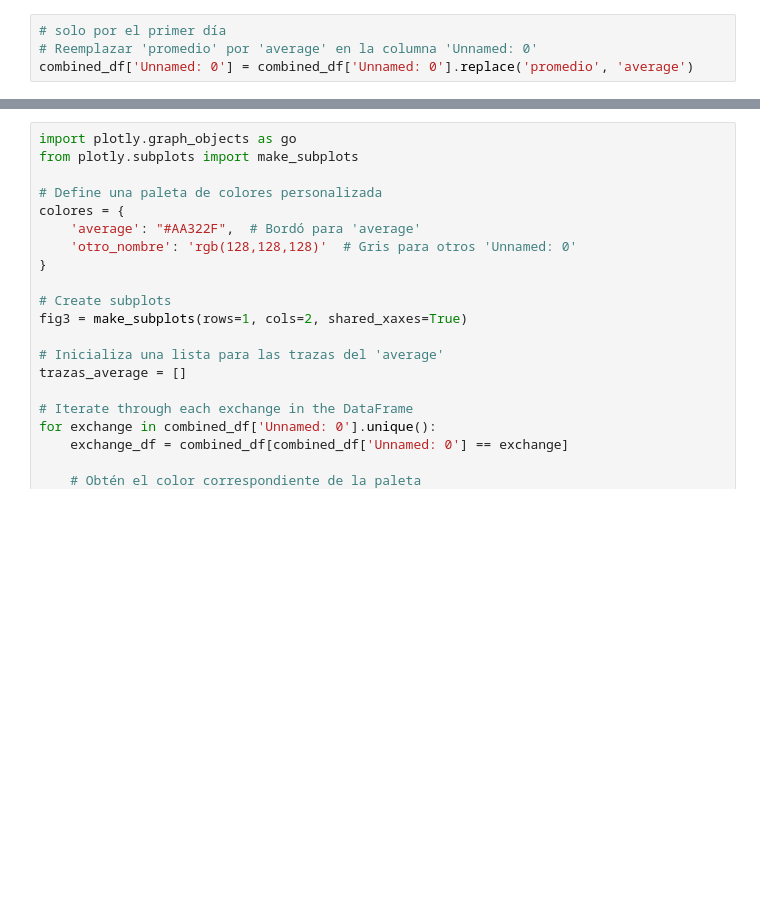
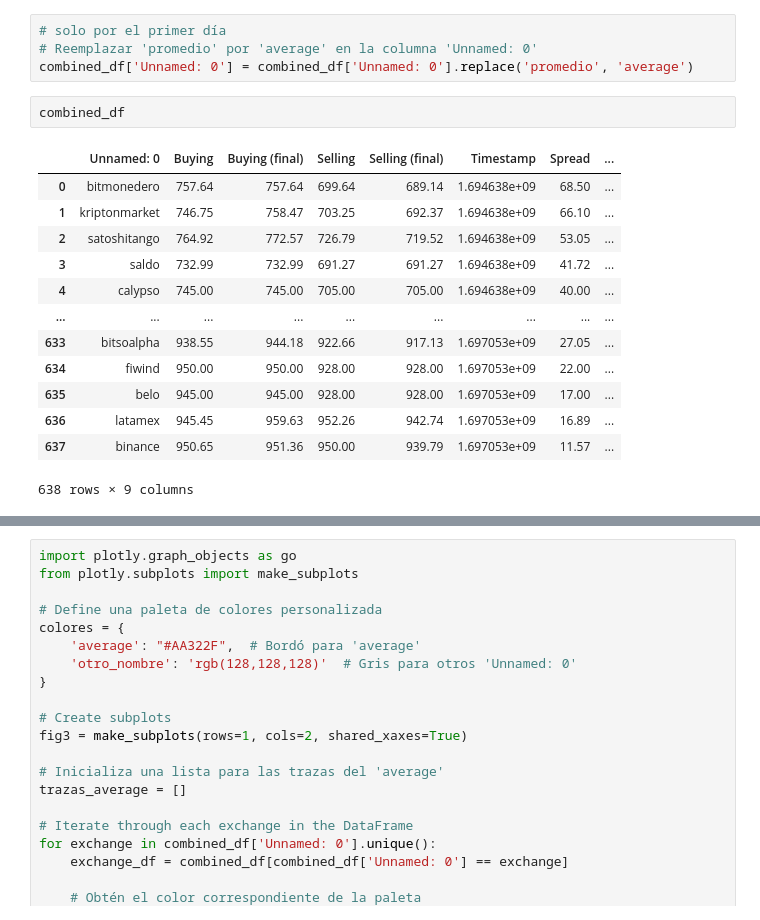
Before and after one commit to emigiupponi/usdt-ranking-prices-arg, a Jupyter notebook: usdt-ranking-prices-in-argentina.ipynb, the cells around one changed output, grey strips where cells are left out. Drawn from its saved outputs; the diff is of its cells as text; blank space fills up the shorter version.

```diff
--- a/usdt-ranking-prices-in-argentina.ipynb
+++ b/usdt-ranking-prices-in-argentina.ipynb
@@ -181,5 +181,21 @@ combined_df['Fecha'] = combined_df['Timestamp'].apply(timestamp_to_date)
 # solo por el primer día
 # Reemplazar 'promedio' por 'average' en la columna 'Unnamed: 0'
 combined_df['Unnamed: 0'] = combined_df['Unnamed: 0'].replace('promedio', 'average')
+# %%
+combined_df
+# %% [output]
+|  | Unnamed: 0 | Buying | Buying (final) | Selling | Selling (final) | Timestamp | Spread | ... |
+| 0 | bitmonedero | 757.64 | 757.64 | 699.64 | 689.14 | 1.694638e+09 | 68.50 | ... |
+| 1 | kriptonmarket | 746.75 | 758.47 | 703.25 | 692.37 | 1.694638e+09 | 66.10 | ... |
+| 2 | satoshitango | 764.92 | 772.57 | 726.79 | 719.52 | 1.694638e+09 | 53.05 | ... |
+| 3 | saldo | 732.99 | 732.99 | 691.27 | 691.27 | 1.694638e+09 | 41.72 | ... |
+| 4 | calypso | 745.00 | 745.00 | 705.00 | 705.00 | 1.694638e+09 | 40.00 | ... |
+| ... | ... | ... | ... | ... | ... | ... | ... | ... |
+| 633 | bitsoalpha | 938.55 | 944.18 | 922.66 | 917.13 | 1.697053e+09 | 27.05 | ... |
+| 634 | fiwind | 950.00 | 950.00 | 928.00 | 928.00 | 1.697053e+09 | 22.00 | ... |
+| 635 | belo | 945.00 | 945.00 | 928.00 | 928.00 | 1.697053e+09 | 17.00 | ... |
+| 636 | latamex | 945.45 | 959.63 | 952.26 | 942.74 | 1.697053e+09 | 16.89 | ... |
+| 637 | binance | 950.65 | 951.36 | 950.00 | 939.79 | 1.697053e+09 | 11.57 | ... |
+638 rows × 9 columns
 # %%
 import plotly.graph_objects as go
```
Also changed, not shown: parts of 3 cells of this notebook.
